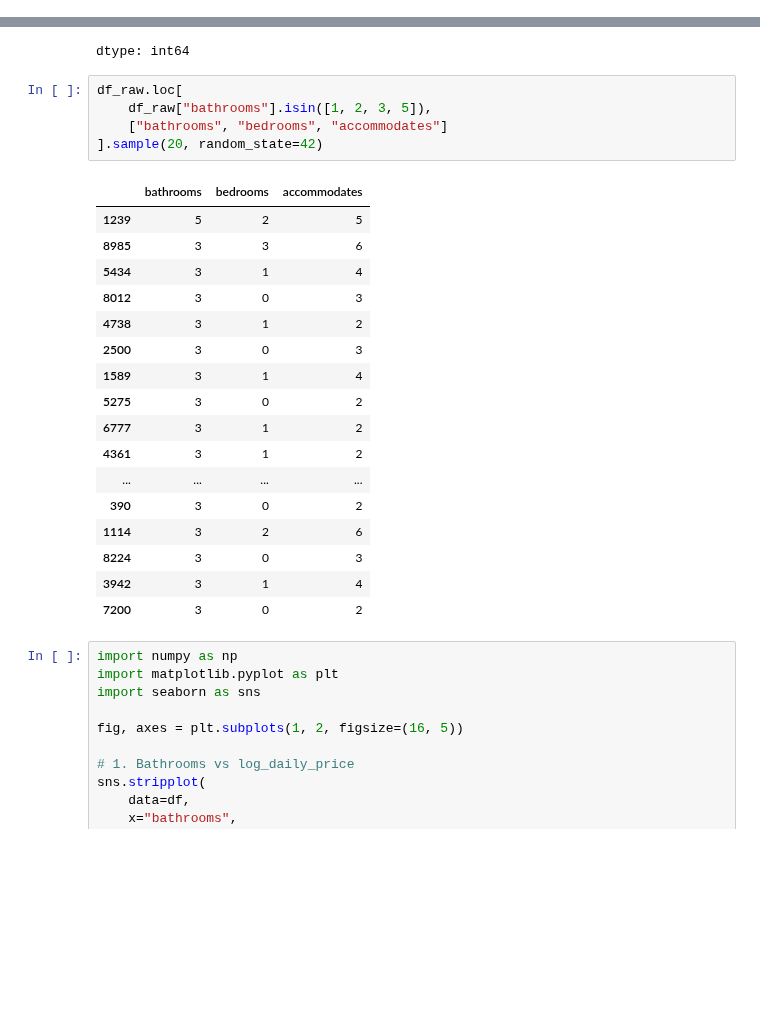
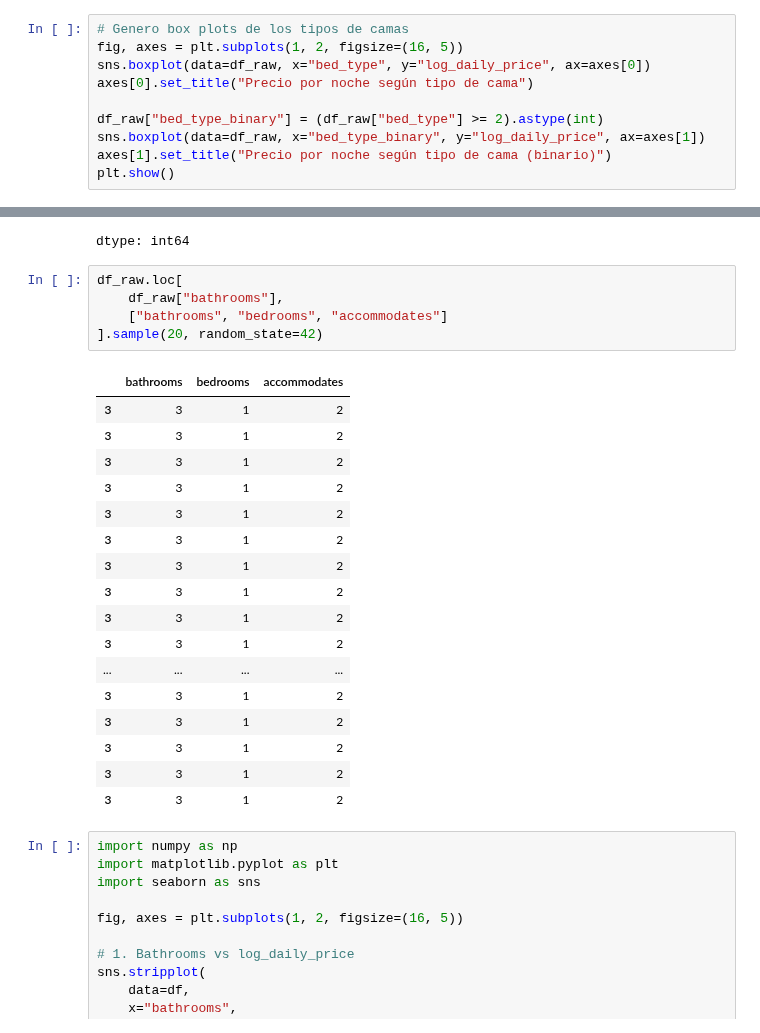
Before and after one commit to santidrelew/tp-mpg, a Jupyter notebook: tp_mpg.ipynb, the cells around one changed output, grey strips where cells are left out. Cells and saved outputs as stored; diff of their text form; blank space fills up the shorter version.

```diff
--- a/tp_mpg.ipynb
+++ b/tp_mpg.ipynb
@@ -313,0 +308,10 @@ dtype: float64
+# %%
+# Genero box plots de los tipos de camas
+fig, axes = plt.subplots(1, 2, figsize=(16, 5))
+sns.boxplot(data=df_raw, x="bed_type", y="log_daily_price", ax=axes[0])
+axes[0].set_title("Precio por noche según tipo de cama")
+
+df_raw["bed_type_binary"] = (df_raw["bed_type"] >= 2).astype(int)
+sns.boxplot(data=df_raw, x="bed_type_binary", y="log_daily_price", ax=axes[1])
+axes[1].set_title("Precio por noche según tipo de cama (binario)")
+plt.show()
@@ -814,27 +625,27 @@ df["bathrooms"].value_counts(dropna=False).sort_index()
 dtype: int64
 # %%
 df_raw.loc[
-    df_raw["bathrooms"].isin([1, 2, 3, 5]),
+    df_raw["bathrooms"],
     ["bathrooms", "bedrooms", "accommodates"]
 ].sample(20, random_state=42)
 # %% [output]
 |  | bathrooms | bedrooms | accommodates |
-| 1239 | 5 | 2 | 5 |
-| 8985 | 3 | 3 | 6 |
-| 5434 | 3 | 1 | 4 |
-| 8012 | 3 | 0 | 3 |
-| 4738 | 3 | 1 | 2 |
-| 2500 | 3 | 0 | 3 |
-| 1589 | 3 | 1 | 4 |
-| 5275 | 3 | 0 | 2 |
-| 6777 | 3 | 1 | 2 |
-| 4361 | 3 | 1 | 2 |
+| 3 | 3 | 1 | 2 |
+| 3 | 3 | 1 | 2 |
+| 3 | 3 | 1 | 2 |
+| 3 | 3 | 1 | 2 |
+| 3 | 3 | 1 | 2 |
+| 3 | 3 | 1 | 2 |
+| 3 | 3 | 1 | 2 |
+| 3 | 3 | 1 | 2 |
+| 3 | 3 | 1 | 2 |
+| 3 | 3 | 1 | 2 |
 | ... | ... | ... | ... |
-| 390 | 3 | 0 | 2 |
-| 1114 | 3 | 2 | 6 |
-| 8224 | 3 | 0 | 3 |
-| 3942 | 3 | 1 | 4 |
-| 7200 | 3 | 0 | 2 |
+| 3 | 3 | 1 | 2 |
+| 3 | 3 | 1 | 2 |
+| 3 | 3 | 1 | 2 |
+| 3 | 3 | 1 | 2 |
+| 3 | 3 | 1 | 2 |
 # %%
 import numpy as np
 import matplotlib.pyplot as plt
```
Also changed, not shown: parts of 52 cells of this notebook.
